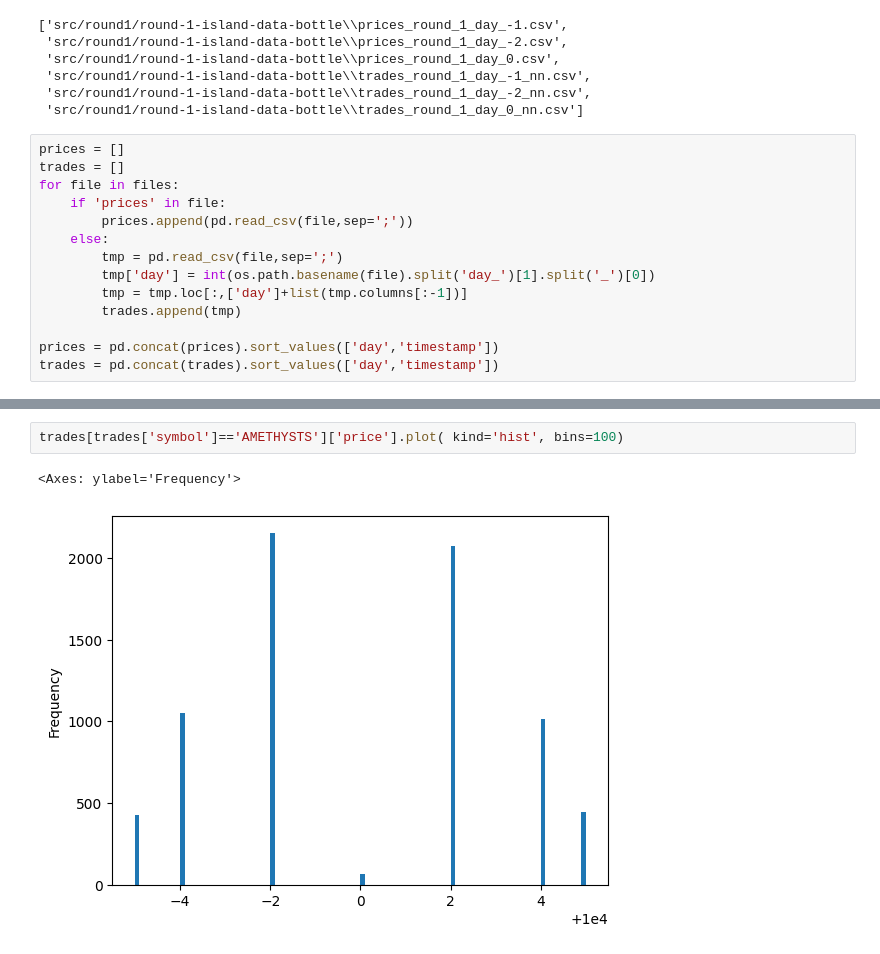
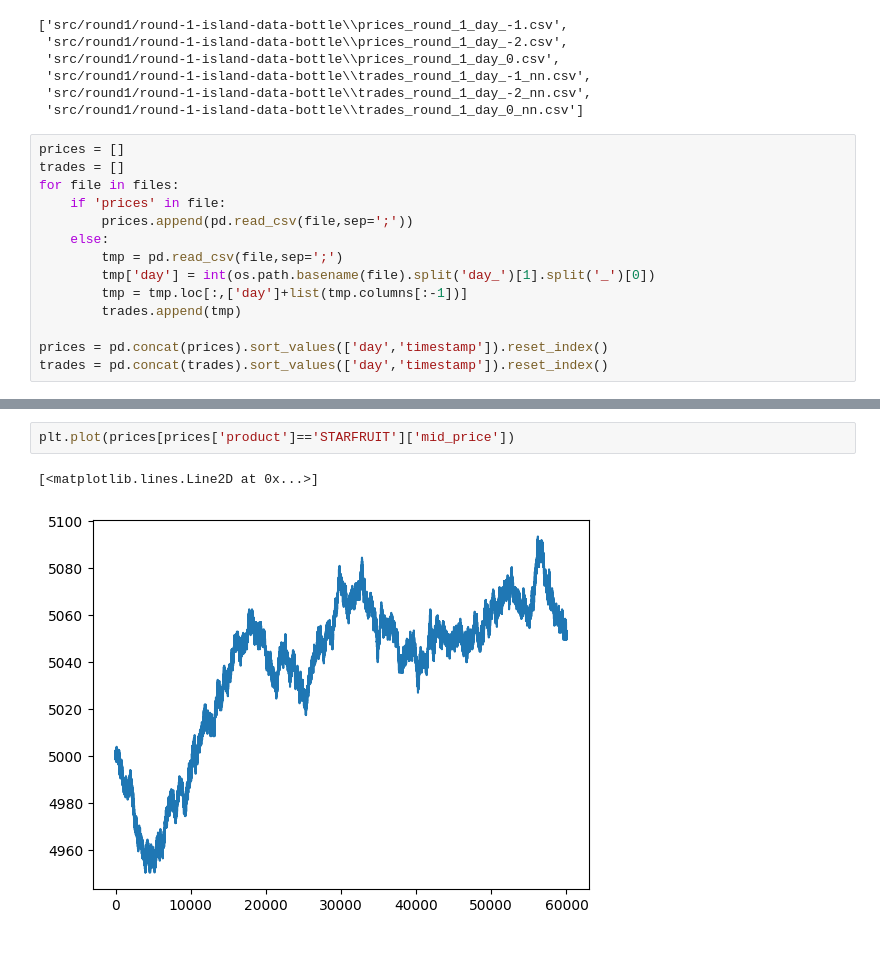
Before and after one commit to kaiwenShen/imc_prosperity_2024, a Jupyter notebook: round1_playground.ipynb, the cells around one changed output, grey strips where cells are left out. Cells and saved outputs as stored; diff of their text form.

```diff
--- a/round1_playground.ipynb
+++ b/round1_playground.ipynb
@@ -28,5 +28,5 @@ for file in files:
         tmp = tmp.loc[:,['day']+list(tmp.columns[:-1])]
         trades.append(tmp)
 
-prices = pd.concat(prices).sort_values(['day','timestamp'])
-trades = pd.concat(trades).sort_values(['day','timestamp'])
+prices = pd.concat(prices).sort_values(['day','timestamp']).reset_index()
+trades = pd.concat(trades).sort_values(['day','timestamp']).reset_index()
@@ -33,5 +49,5 @@ trades = pd.concat(trades).sort_values(['day','timestamp'])
 # %%
-trades[trades['symbol']=='AMETHYSTS']['price'].plot( kind='hist', bins=100)
+plt.plot(prices[prices['product']=='STARFRUIT']['mid_price'])
 # %% [output]
-<Axes: ylabel='Frequency'>
+[<matplotlib.lines.Line2D at 0x...>]
-[figure, old version]
+[figure, new version]
```
Also changed, not shown: parts of 14 cells of this notebook, 2 other files.
